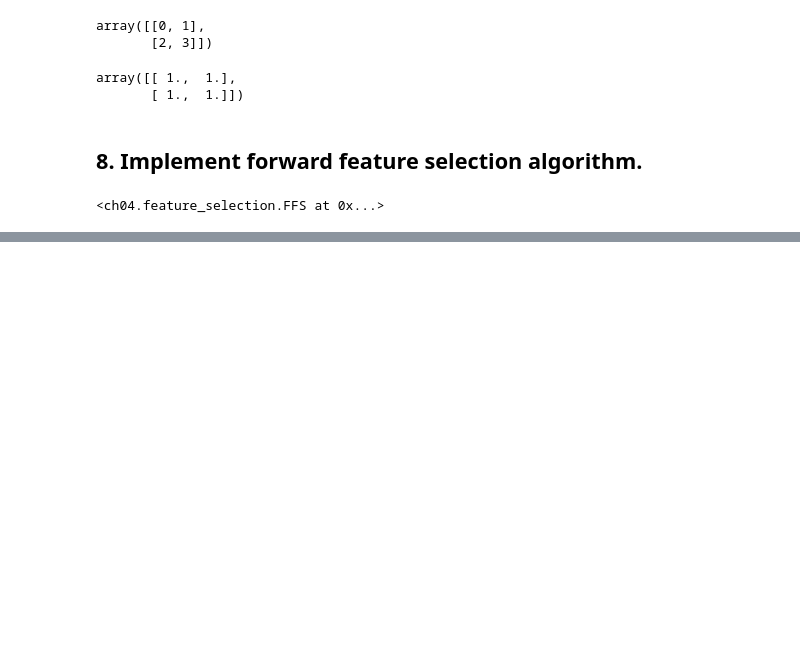
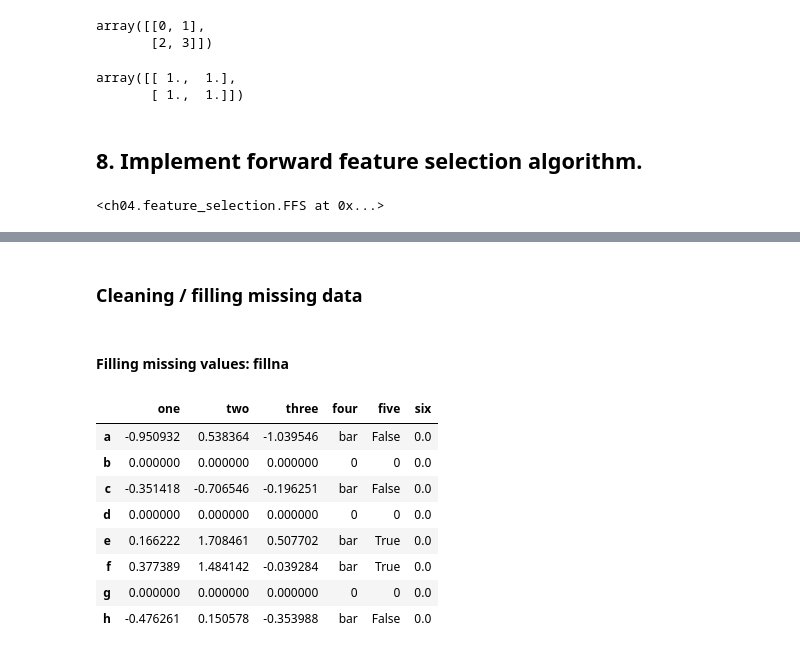
Before and after one commit to azenor-github/python-machine-learning-book, a Jupyter notebook: ch04/exercises.ipynb, the cells around one changed output, grey strips where cells are left out. Drawn from its saved outputs; the diff is of its cells as text; code cells hidden in the pictures; blank space fills up the shorter version.

```diff
--- a/ch04/exercises.ipynb
+++ b/ch04/exercises.ipynb
@@ -786,0 +1017,16 @@ scores.plot(grid=True)
+# %% [markdown]
+### Cleaning / filling missing data
+# %% [markdown]
+#### Filling missing values: fillna
+# %%
+df2.fillna(0)
+# %% [output]
+|  | one | two | three | four | five | six |
+| a | -0.950932 | 0.538364 | -1.039546 | bar | False | 0.0 |
+| b | 0.000000 | 0.000000 | 0.000000 | 0 | 0 | 0.0 |
+| c | -0.351418 | -0.706546 | -0.196251 | bar | False | 0.0 |
+| d | 0.000000 | 0.000000 | 0.000000 | 0 | 0 | 0.0 |
+| e | 0.166222 | 1.708461 | 0.507702 | bar | True | 0.0 |
+| f | 0.377389 | 1.484142 | -0.039284 | bar | True | 0.0 |
+| g | 0.000000 | 0.000000 | 0.000000 | 0 | 0 | 0.0 |
+| h | -0.476261 | 0.150578 | -0.353988 | bar | False | 0.0 |
```
Also changed, not shown: parts of 72 cells of this notebook, 3 other files.
